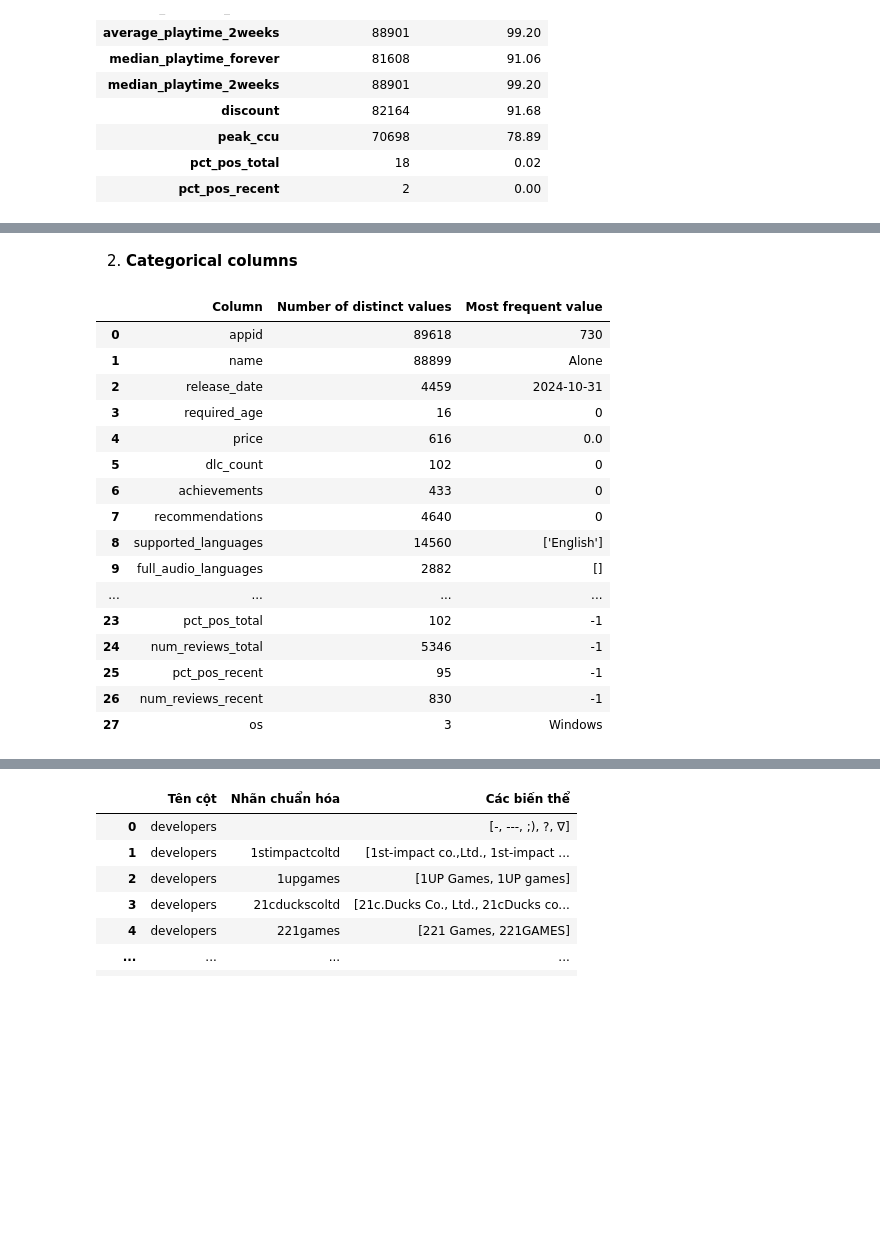
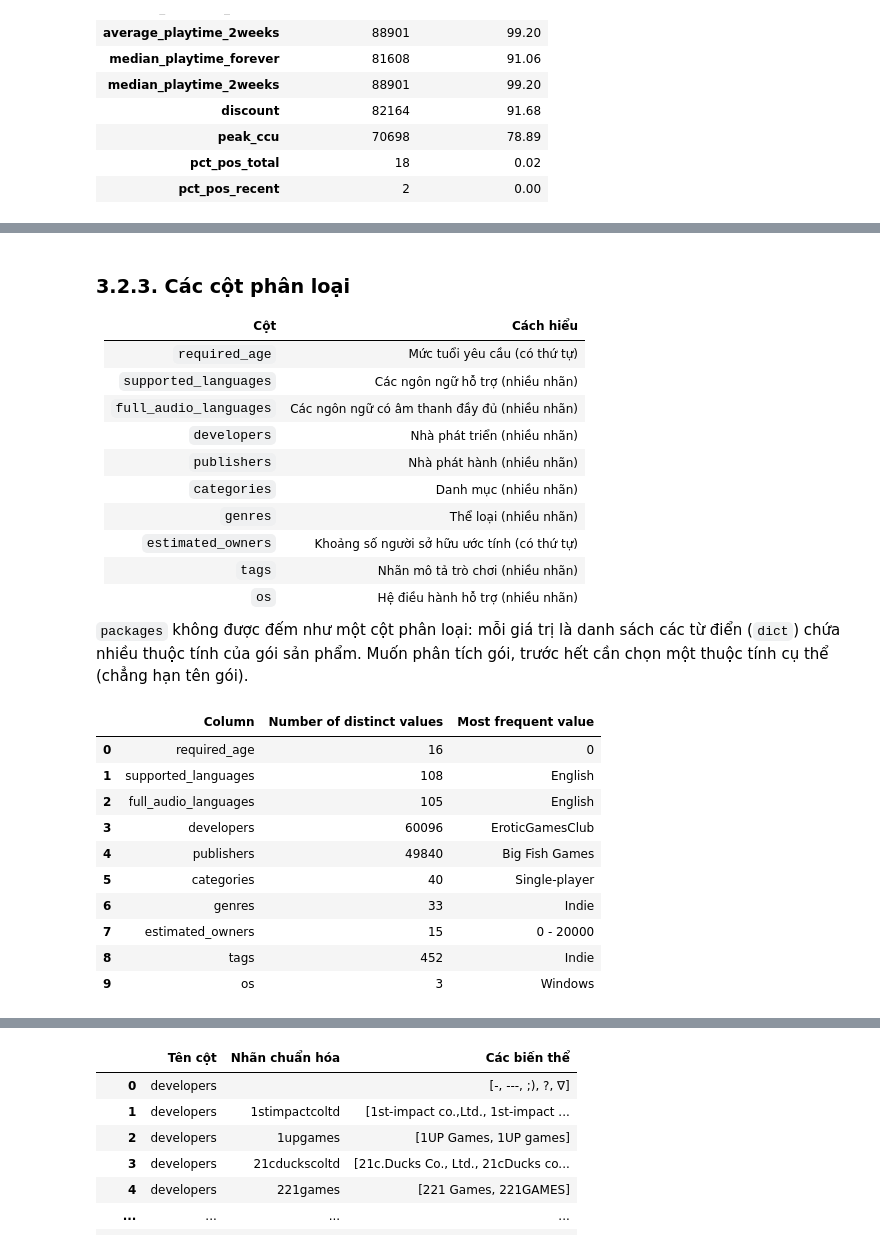
Before and after one commit to ltny24/STEAM-GAME-PROJECT, a Jupyter notebook: notebooks/individual/01_collection_exploration.ipynb, the cells around one changed output, grey strips where cells are left out. Drawn from its saved outputs; the diff is of its cells as text; code cells hidden in the pictures; blank space fills up the shorter version.

```diff
--- a/notebooks/individual/01_collection_exploration.ipynb
+++ b/notebooks/individual/01_collection_exploration.ipynb
@@ -244,7 +244,7 @@ drop_cols = [
     "median_playtime_2weeks"
 ]
 
-df.drop(columns=drop_cols, inplace=True)
+df = df.drop(columns=drop_cols)
 # %%
 df["os"] = df[["windows", "mac", "linux"]].apply(
     lambda row: [
@@ -255,7 +255,7 @@ df["os"] = df[["windows", "mac", "linux"]].apply(
     axis=1
 )
 
-df.drop(columns=["windows", "mac", "linux"], inplace=True)
+df = df.drop(columns=["windows", "mac", "linux"])
 # %%
 from ast import literal_eval
 
@@ -305,44 +303,65 @@ string_cols = [
 
 df[string_cols] = df[string_cols].astype("string")
 # %% [markdown]
-2. **Categorical columns**
+### 3.2.3. Các cột phân loại
+
+| Cột | Cách hiểu |
+| --- | --- |
+| `required_age` | Mức tuổi yêu cầu (có thứ tự) |
+| `supported_languages` | Các ngôn ngữ hỗ trợ (nhiều nhãn) |
+| `full_audio_languages` | Các ngôn ngữ có âm thanh đầy đủ (nhiều nhãn) |
+| `developers` | Nhà phát triển (nhiều nhãn) |
+| `publishers` | Nhà phát hành (nhiều nhãn) |
+| `categories` | Danh mục (nhiều nhãn) |
+| `genres` | Thể loại (nhiều nhãn) |
+| `estimated_owners` | Khoảng số người sở hữu ước tính (có thứ tự) |
+| `tags` | Nhãn mô tả trò chơi (nhiều nhãn) |
+| `os` | Hệ điều hành hỗ trợ (nhiều nhãn) |
+
+`packages` không được đếm như một cột phân loại: mỗi giá trị là danh sách các từ điển (`dict`) chứa nhiều thuộc tính của gói sản phẩm. Muốn phân tích gói, trước hết cần chọn một thuộc tính cụ thể (chẳng hạn tên gói).
 # %%
+categorical_cols = [
+    "required_age",
+    "supported_languages",
+    "full_audio_languages",
+    "developers",
+    "publishers",
+    "categories",
+    "genres",
+    "estimated_owners",
+    "tags",
+    "os",
+]
+
+list_columns = {
+    "supported_languages", "full_audio_languages", "developers",
+    "publishers", "categories", "genres", "tags", "os"
+}
+
 report = []
 
-for col in df.columns:
-    values = (
-        df[col].explode()
-        if df[col].apply(lambda x: isinstance(x, list)).any()
-        else df[col]
-    )
-
-    counts = values.value_counts(dropna=False)
+for col in categorical_cols:
+    values = df[col].explode() if col in list_columns else df[col]
+    counts = values.value_counts()
 
     report.append({
         "Column": col,
-        "Number of distinct values": values.nunique(dropna=True),
+        "Number of distinct values": len(counts),
         "Most frequent value": counts.index[0] if not counts.empty else None
     })
 
 report = pd.DataFrame(report)
-
 display(report)
 # %% [output]
 |  | Column | Number of distinct values | Most frequent value |
-| 0 | appid | 89618 | 730 |
-| 1 | name | 88899 | Alone |
-| 2 | release_date | 4459 | 2024-10-31 |
-| 3 | required_age | 16 | 0 |
-| 4 | price | 616 | 0.0 |
-| 5 | dlc_count | 102 | 0 |
-| 6 | achievements | 433 | 0 |
-| 7 | recommendations | 4640 | 0 |
-| 8 | supported_languages | 14560 | ['English'] |
-| 9 | full_audio_languages | 2882 | [] |
-| ... | ... | ... | ... |
-| 23 | pct_pos_total | 102 | -1 |
-| 24 | num_reviews_total | 5346 | -1 |
-| 25 | pct_pos_recent | 95 | -1 |
-| 26 | num_reviews_recent | 830 | -1 |
-| 27 | os | 3 | Windows |
+| 0 | required_age | 16 | 0 |
+| 1 | supported_languages | 108 | English |
+| 2 | full_audio_languages | 105 | English |
+| 3 | developers | 60096 | EroticGamesClub |
+| 4 | publishers | 49840 | Big Fish Games |
+| 5 | categories | 40 | Single-player |
+| 6 | genres | 33 | Indie |
+| 7 | estimated_owners | 15 | 0 - 20000 |
+| 8 | tags | 452 | Indie |
+| 9 | os | 3 | Windows |
 # %% [markdown]
```
Also changed, not shown: parts of 17 cells of this notebook.
